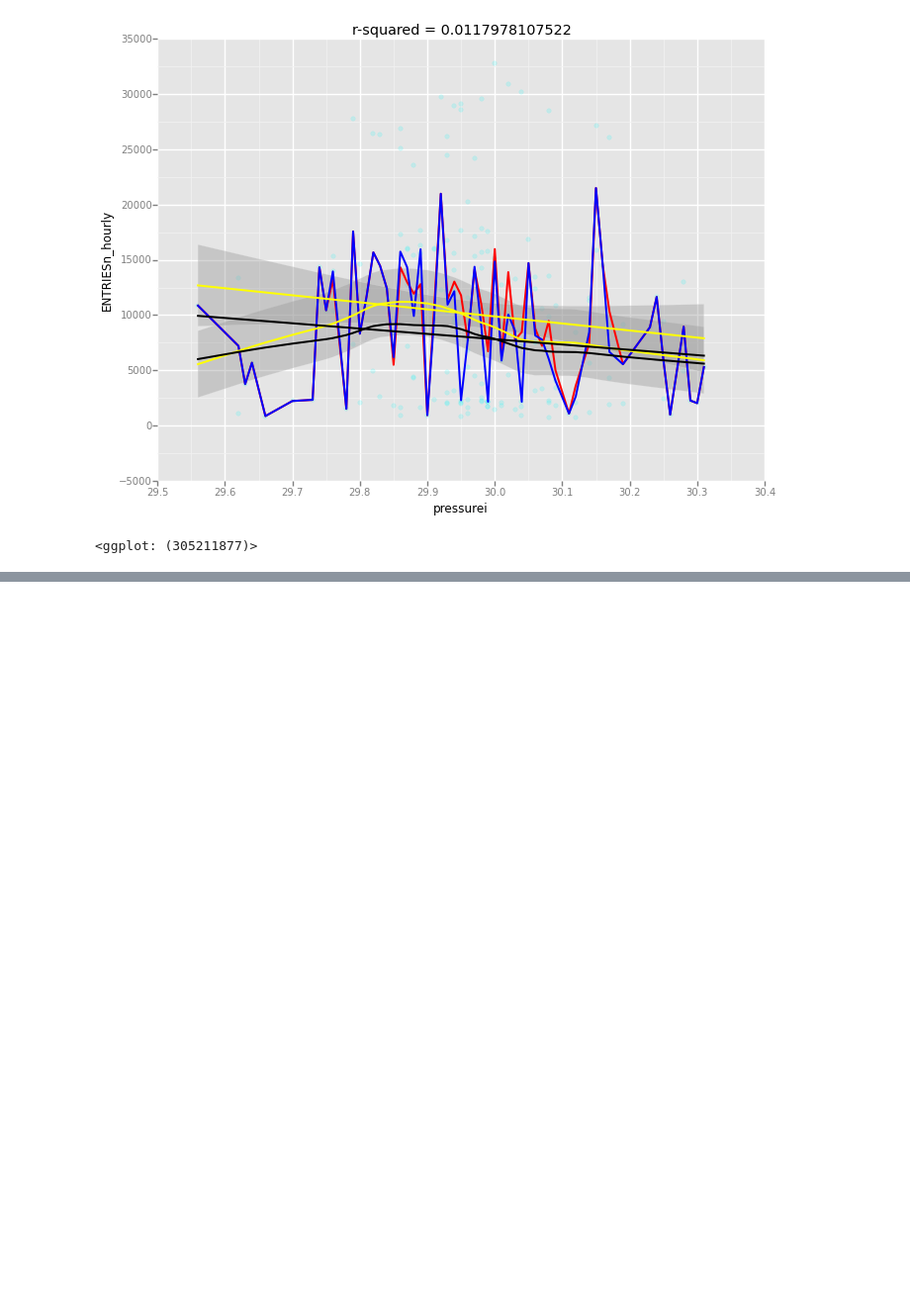
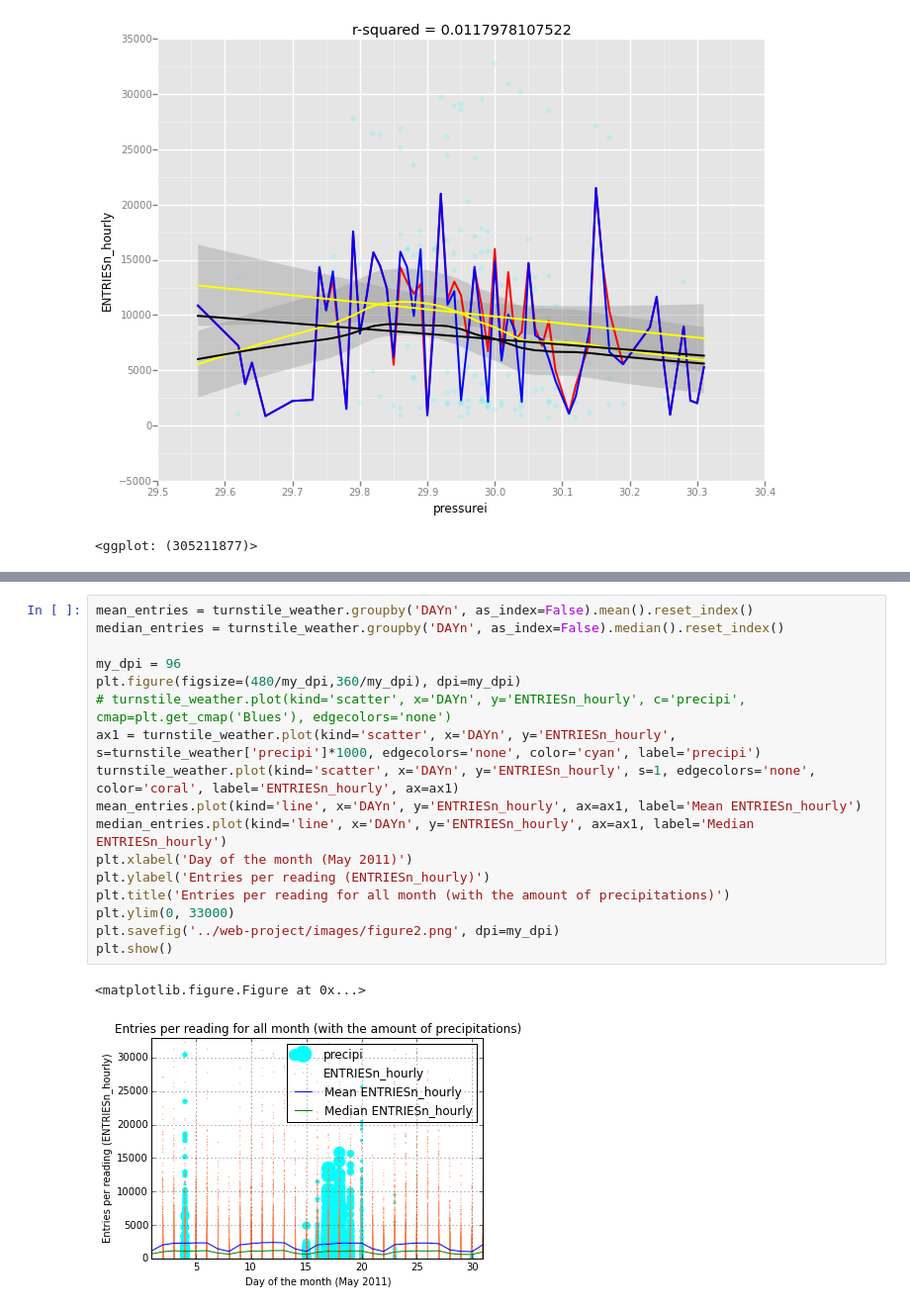
Before and after one commit to dsaiztc/NYCSubwayAnalysis, a Jupyter notebook: notebooks/reg2.ipynb, the cells around one changed output, grey strips where cells are left out. Shown: that part at 99% size. Drawn from its saved outputs; the diff is of its cells as text; blank space fills up the shorter version.

```diff
--- a/notebooks/reg2.ipynb
+++ b/notebooks/reg2.ipynb
@@ -87 +109,21 @@ check_relation(turnstile_weather, 'DAYn')
 <statsmodels.regression.linear_model.RegressionResultsWrapper at 0x...>
+# %%
+mean_entries = turnstile_weather.groupby('DAYn', as_index=False).mean().reset_index()
+median_entries = turnstile_weather.groupby('DAYn', as_index=False).median().reset_index()
+
+my_dpi = 96
+plt.figure(figsize=(480/my_dpi,360/my_dpi), dpi=my_dpi)
+# turnstile_weather.plot(kind='scatter', x='DAYn', y='ENTRIESn_hourly', c='precipi', cmap=plt.get_cmap('Blues'), edgecolors='none')
+ax1 = turnstile_weather.plot(kind='scatter', x='DAYn', y='ENTRIESn_hourly', s=turnstile_weather['precipi']*1000, edgecolors='none', color='cyan', label='precipi')
+turnstile_weather.plot(kind='scatter', x='DAYn', y='ENTRIESn_hourly', s=1, edgecolors='none', color='coral', label='ENTRIESn_hourly', ax=ax1)
+mean_entries.plot(kind='line', x='DAYn', y='ENTRIESn_hourly', ax=ax1, label='Mean ENTRIESn_hourly')
+median_entries.plot(kind='line', x='DAYn', y='ENTRIESn_hourly', ax=ax1, label='Median ENTRIESn_hourly')
+plt.xlabel('Day of the month (May 2011)')
+plt.ylabel('Entries per reading (ENTRIESn_hourly)')
+plt.title('Entries per reading for all month (with the amount of precipitations)')
+plt.ylim(0, 33000)
+plt.savefig('../web-project/images/figure2.png', dpi=my_dpi)
+plt.show()
+# %% [output]
+<matplotlib.figure.Figure at 0x...>
+[figure, added]
```
Also changed, not shown: parts of 6 cells of this notebook, 8 other files.
